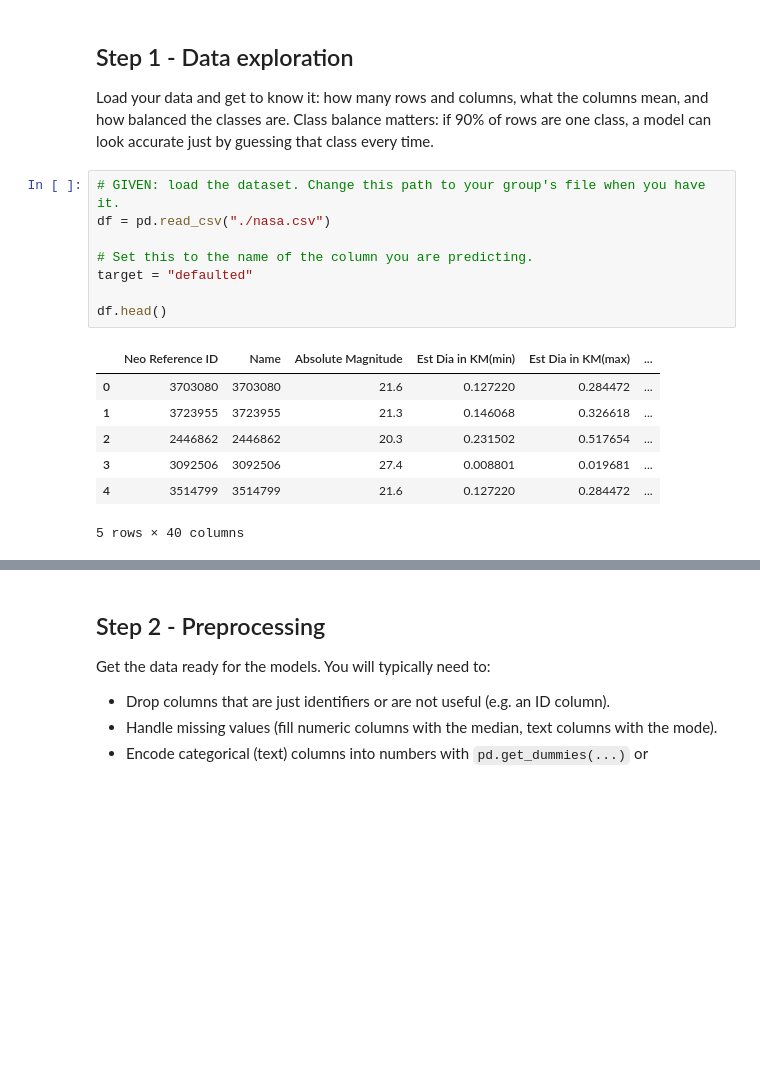
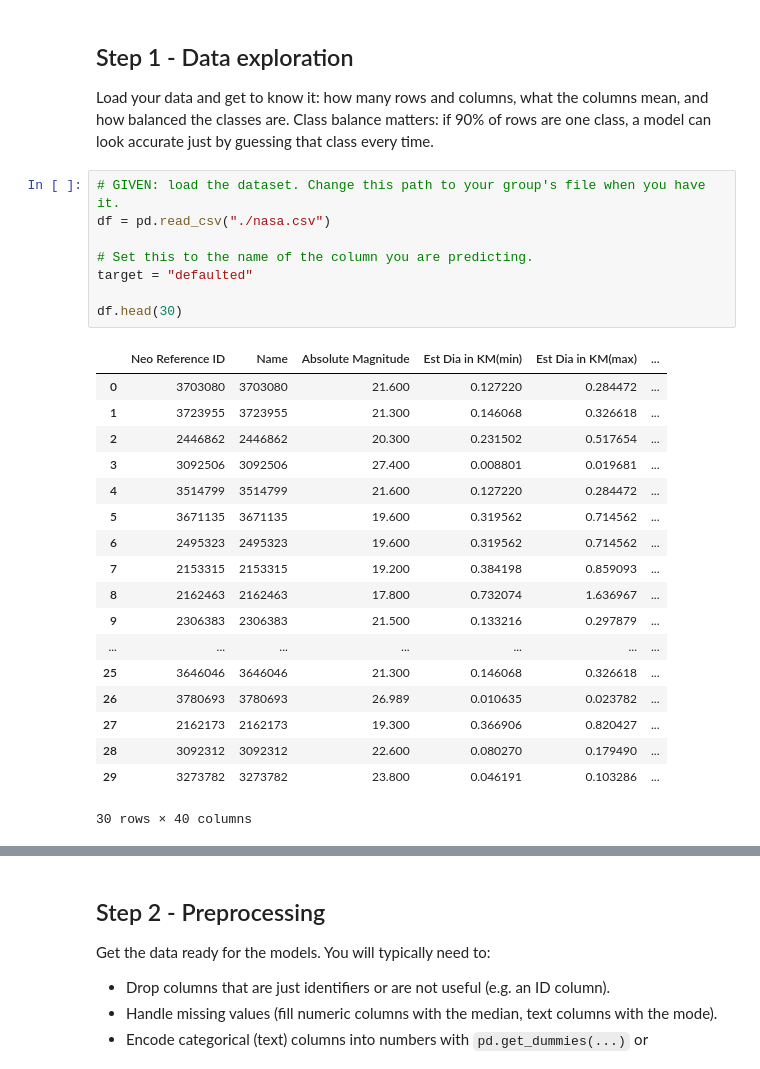
Before and after one commit to aphilipose247/Assignment-7-CSCI-4047, a Jupyter notebook: Assignment 7.ipynb, the cells around one changed output, grey strips where cells are left out. Drawn from its saved outputs; the diff is of its cells as text; blank space fills up the shorter version.

```diff
--- a/Assignment 7.ipynb
+++ b/Assignment 7.ipynb
@@ -81,19 +81,30 @@ can look accurate just by guessing that class every time.
 # %%
 # GIVEN: load the dataset. Change this path to your group's file when you have it.
 df = pd.read_csv("./nasa.csv")
 
 # Set this to the name of the column you are predicting.
 target = "defaulted"
 
-df.head()
+df.head(30)
 # %% [output]
 |  | Neo Reference ID | Name | Absolute Magnitude | Est Dia in KM(min) | Est Dia in KM(max) | ... |
-| 0 | 3703080 | 3703080 | 21.6 | 0.127220 | 0.284472 | ... |
-| 1 | 3723955 | 3723955 | 21.3 | 0.146068 | 0.326618 | ... |
-| 2 | 2446862 | 2446862 | 20.3 | 0.231502 | 0.517654 | ... |
-| 3 | 3092506 | 3092506 | 27.4 | 0.008801 | 0.019681 | ... |
-| 4 | 3514799 | 3514799 | 21.6 | 0.127220 | 0.284472 | ... |
+| 0 | 3703080 | 3703080 | 21.600 | 0.127220 | 0.284472 | ... |
+| 1 | 3723955 | 3723955 | 21.300 | 0.146068 | 0.326618 | ... |
+| 2 | 2446862 | 2446862 | 20.300 | 0.231502 | 0.517654 | ... |
+| 3 | 3092506 | 3092506 | 27.400 | 0.008801 | 0.019681 | ... |
+| 4 | 3514799 | 3514799 | 21.600 | 0.127220 | 0.284472 | ... |
+| 5 | 3671135 | 3671135 | 19.600 | 0.319562 | 0.714562 | ... |
+| 6 | 2495323 | 2495323 | 19.600 | 0.319562 | 0.714562 | ... |
+| 7 | 2153315 | 2153315 | 19.200 | 0.384198 | 0.859093 | ... |
+| 8 | 2162463 | 2162463 | 17.800 | 0.732074 | 1.636967 | ... |
+| 9 | 2306383 | 2306383 | 21.500 | 0.133216 | 0.297879 | ... |
+| ... | ... | ... | ... | ... | ... | ... |
+| 25 | 3646046 | 3646046 | 21.300 | 0.146068 | 0.326618 | ... |
+| 26 | 3780693 | 3780693 | 26.989 | 0.010635 | 0.023782 | ... |
+| 27 | 2162173 | 2162173 | 19.300 | 0.366906 | 0.820427 | ... |
+| 28 | 3092312 | 3092312 | 22.600 | 0.080270 | 0.179490 | ... |
+| 29 | 3273782 | 3273782 | 23.800 | 0.046191 | 0.103286 | ... |
-5 rows × 40 columns
+30 rows × 40 columns
 # %%
 # TODO: explore the data
 # Hint: df.shape, df.info(), and df[target].value_counts()
```
Also changed, not shown: parts of 1 cell of this notebook.
